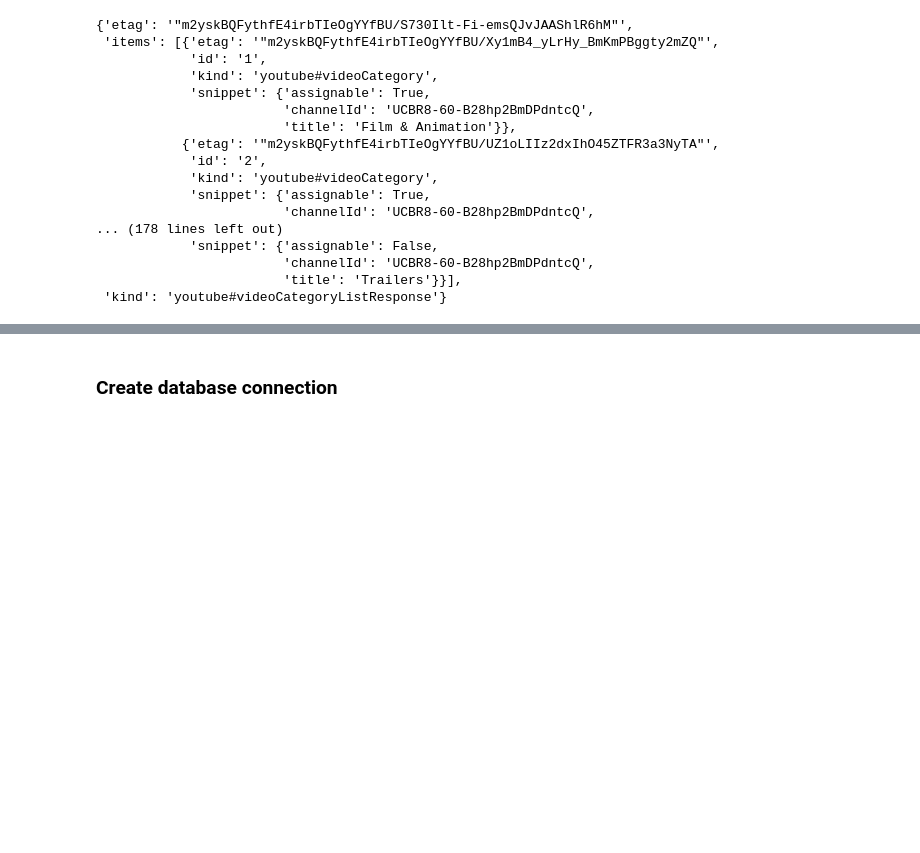
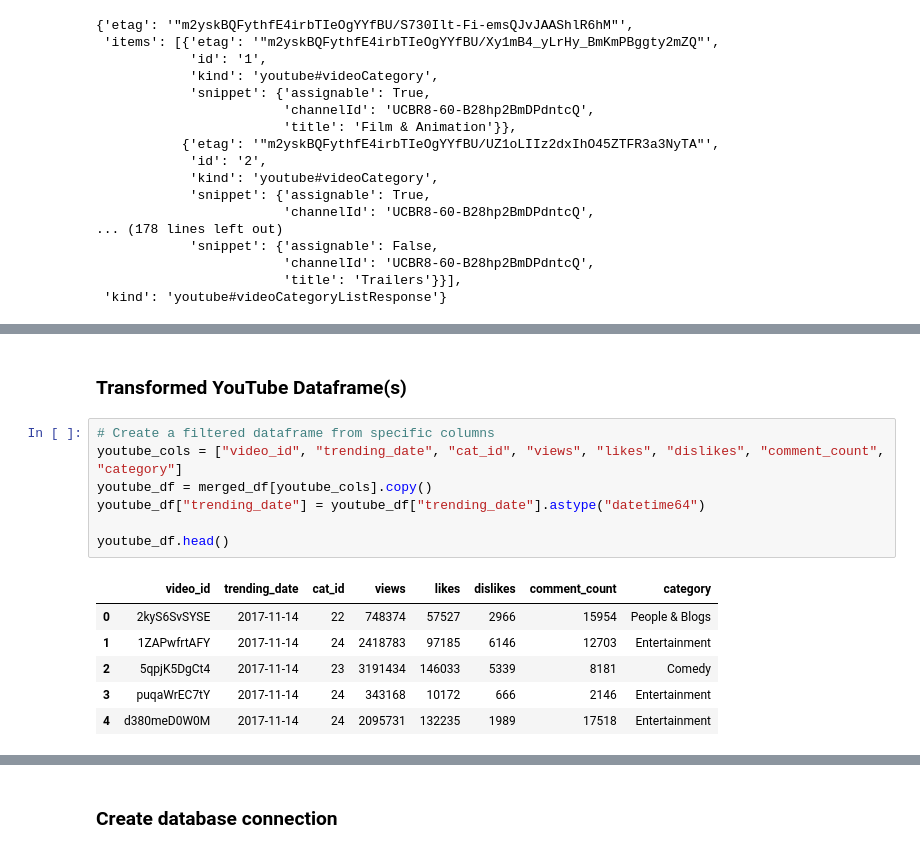
Before and after one commit to ekginn2/ETL-Project, a Jupyter notebook: Trending_ETL.ipynb, the cells around one changed output, grey strips where cells are left out. Drawn from its saved outputs; the diff is of its cells as text; blank space fills up the shorter version.

```diff
--- a/Trending_ETL.ipynb
+++ b/Trending_ETL.ipynb
@@ -92,0 +149,16 @@ titles
+# %% [markdown]
+### Transformed YouTube Dataframe(s)
+# %%
+# Create a filtered dataframe from specific columns
+youtube_cols = ["video_id", "trending_date", "cat_id", "views", "likes", "dislikes", "comment_count", "category"]
+youtube_df = merged_df[youtube_cols].copy()
+youtube_df["trending_date"] = youtube_df["trending_date"].astype("datetime64")
+
+youtube_df.head()
+# %% [output]
+|  | video_id | trending_date | cat_id | views | likes | dislikes | comment_count | category |
+| 0 | 2kyS6SvSYSE | 2017-11-14 | 22 | 748374 | 57527 | 2966 | 15954 | People & Blogs |
+| 1 | 1ZAPwfrtAFY | 2017-11-14 | 24 | 2418783 | 97185 | 6146 | 12703 | Entertainment |
+| 2 | 5qpjK5DgCt4 | 2017-11-14 | 23 | 3191434 | 146033 | 5339 | 8181 | Comedy |
+| 3 | puqaWrEC7tY | 2017-11-14 | 24 | 343168 | 10172 | 666 | 2146 | Entertainment |
+| 4 | d380meD0W0M | 2017-11-14 | 24 | 2095731 | 132235 | 1989 | 17518 | Entertainment |
```
Also changed, not shown: parts of 33 cells of this notebook, 2 other files.
